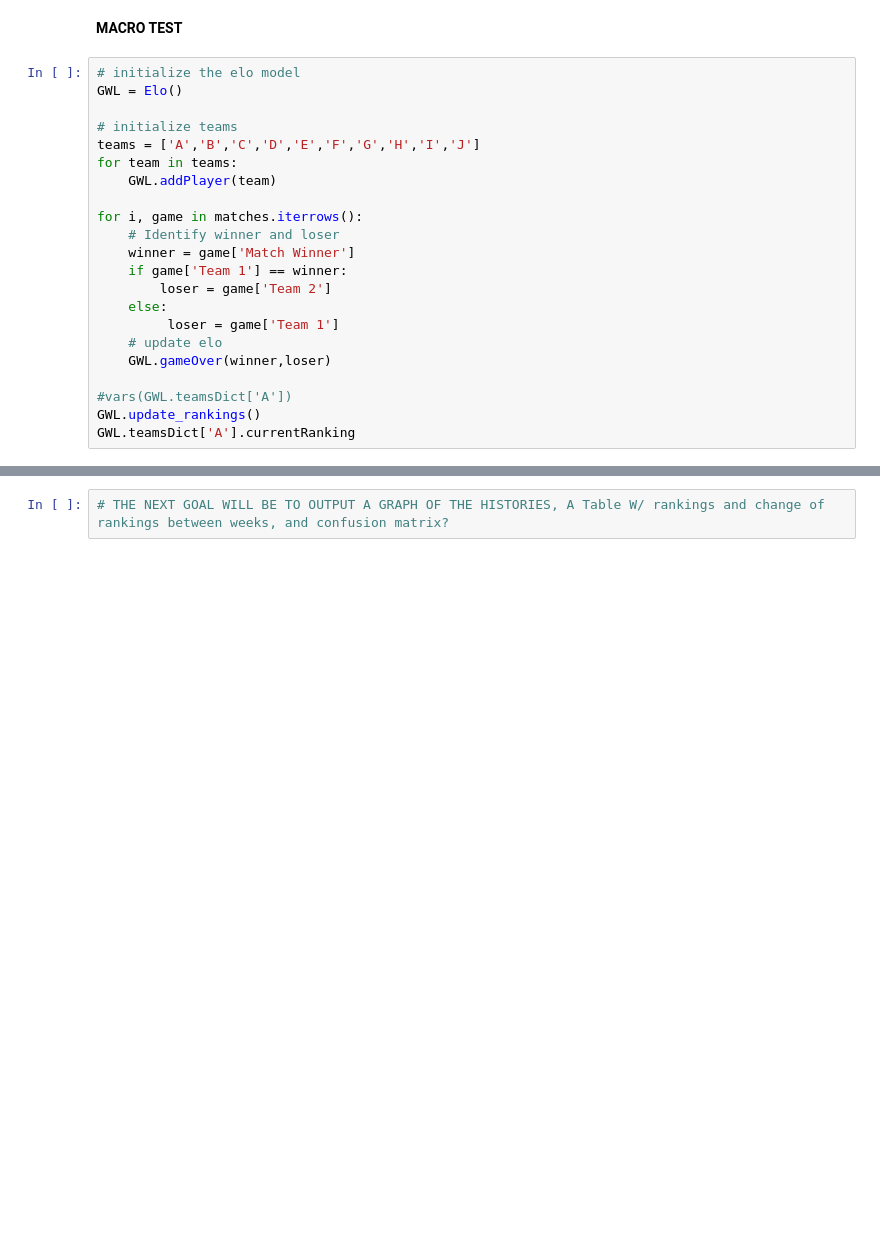
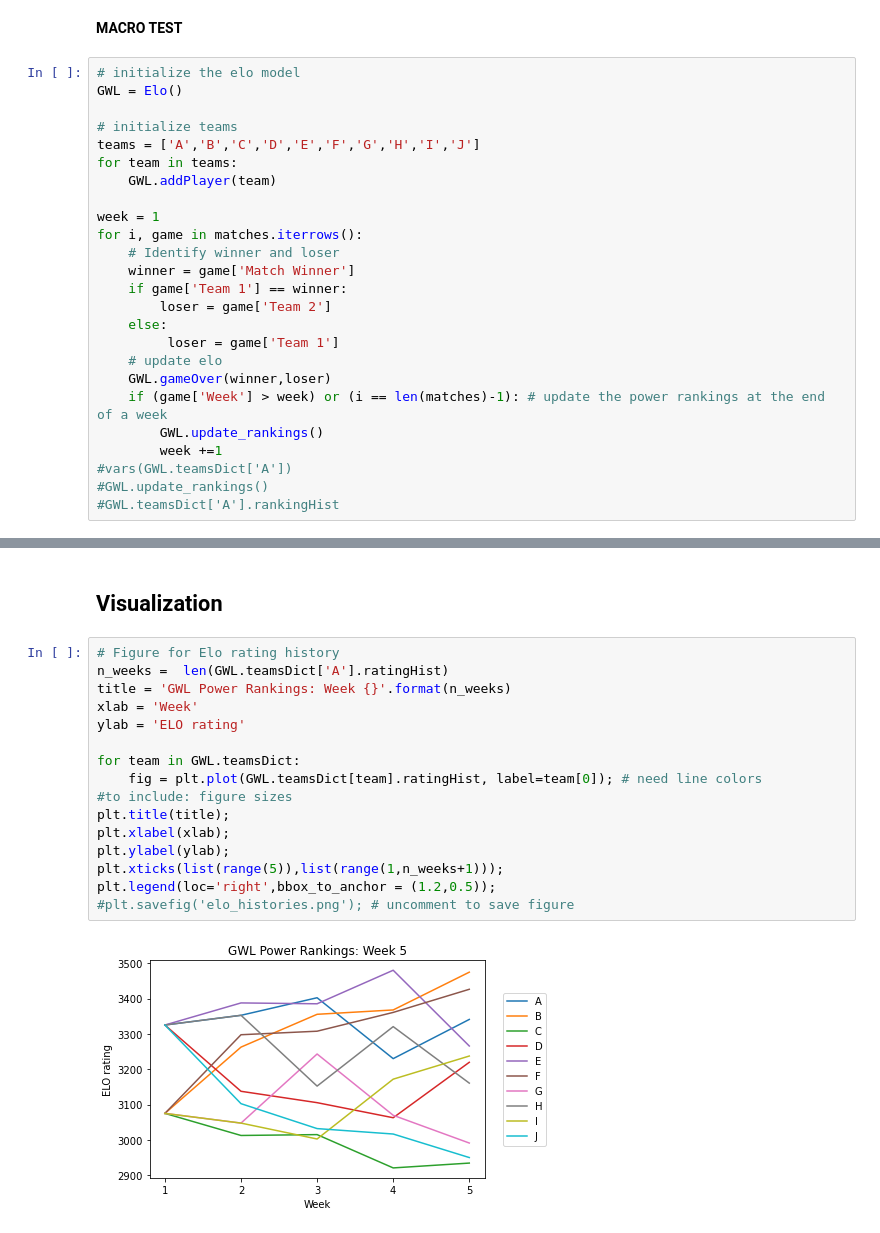
Before and after one commit to rmflemming/GWL-elo-preds, a Jupyter notebook: 0_ToyModel.ipynb, the cells around one changed output, grey strips where cells are left out. Saved outputs shown, nothing was run; the diff lists cells and outputs as text; blank space fills up the shorter version.

Commit message:
Graph and Table Outputs
included code for generating: json output, elo histories figure, and power rankings table

```diff
--- a/0_ToyModel.ipynb
+++ b/0_ToyModel.ipynb
@@ -114,6 +132,7 @@ teams = ['A','B','C','D','E','F','G','H','I','J']
 for team in teams:
     GWL.addPlayer(team)
 
+week = 1
 for i, game in matches.iterrows():
     # Identify winner and loser
     winner = game['Match Winner']
@@ -123,7 +142,9 @@ for i, game in matches.iterrows():
          loser = game['Team 1']
     # update elo
     GWL.gameOver(winner,loser)
-
+    if (game['Week'] > week) or (i == len(matches)-1): # update the power rankings at the end of a week
+        GWL.update_rankings()
+        week +=1
 #vars(GWL.teamsDict['A'])
-GWL.update_rankings()
-GWL.teamsDict['A'].currentRanking
+#GWL.update_rankings()
+#GWL.teamsDict['A'].rankingHist
@@ -162,2 +197,20 @@ json.loads(TeamsJSON['A'])
+# %% [markdown]
+## Visualization
 # %%
-# THE NEXT GOAL WILL BE TO OUTPUT A GRAPH OF THE HISTORIES, A Table W/ rankings and change of rankings between weeks, and confusion matrix?
+# Figure for Elo rating history
+n_weeks =  len(GWL.teamsDict['A'].ratingHist)
+title = 'GWL Power Rankings: Week {}'.format(n_weeks)
+xlab = 'Week'
+ylab = 'ELO rating'
+
+for team in GWL.teamsDict:
+    fig = plt.plot(GWL.teamsDict[team].ratingHist, label=team[0]); # need line colors
+#to include: figure sizes
+plt.title(title);
+plt.xlabel(xlab);
+plt.ylabel(ylab);
+plt.xticks(list(range(5)),list(range(1,n_weeks+1)));
+plt.legend(loc='right',bbox_to_anchor = (1.2,0.5));
+#plt.savefig('elo_histories.png'); # uncomment to save figure
+# %% [output]
+[figure, added]
```
Also changed, not shown: parts of 20 cells of this notebook, 3 other files.
